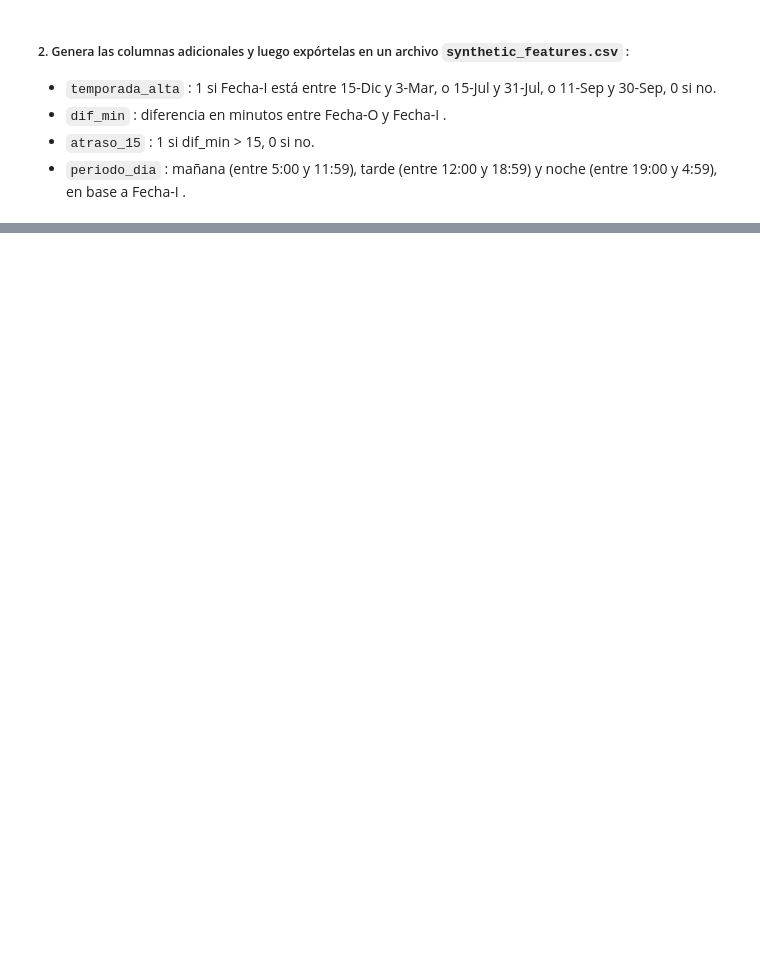
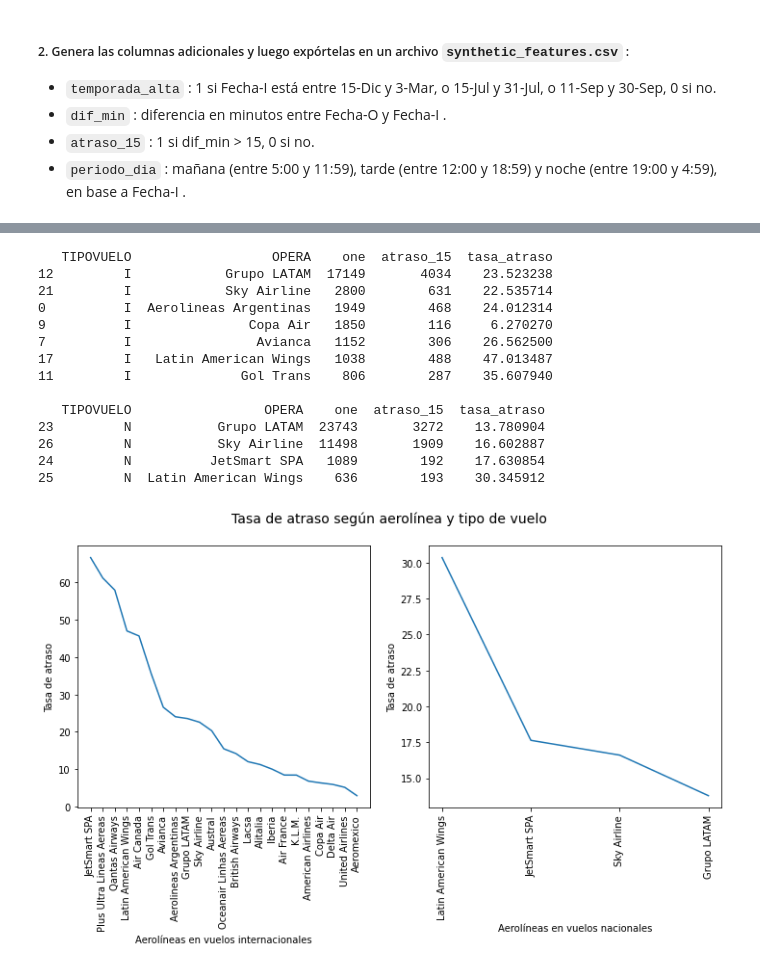
Before and after one commit to oscarjquintana/ChallengeLATAM, a Jupyter notebook: solution.ipynb, the cells around one changed output, grey strips where cells are left out. Drawn from its saved outputs; the diff is of its cells as text; code cells hidden in the pictures; blank space fills up the shorter version.

```diff
--- a/solution.ipynb
+++ b/solution.ipynb
@@ -140,0 +201,35 @@ df[['temporada_alta','dif_min','atraso_15','periodo_dia']].to_csv('synthetic_fea
+# %%
+#Atrasos según aerolínea en vuelos nacionales e internacionales
+df_aer = df[['TIPOVUELO','OPERA','one','atraso_15']].groupby(['TIPOVUELO','OPERA'], as_index=False).sum()
+df_aer['tasa_atraso'] = df_aer['atraso_15'] / df_aer['one'] * 100
+
+#Tasas de atraso de principales aerolíneas, según tipo de vuelo
+print(df_aer[df_aer['TIPOVUELO']=='I'].sort_values(by=['one'], ascending=False).head(7))
+print()
+print(df_aer[df_aer['TIPOVUELO']=='N'].sort_values(by=['one'], ascending=False).head(7))
+
+#Gráficos de tasas de atraso, según tipo de vuelo
+fig, ax = plt.subplots(1, 2, figsize=(12,5))
+plt1 = sns.lineplot(data=df_aer[df_aer['TIPOVUELO']=='I'].sort_values(by=['tasa_atraso'], ascending=False), x='OPERA', y='tasa_atraso', ax=ax[0])
+plt1.set(xlabel='Aerolíneas en vuelos internacionales', ylabel='Tasa de atraso')
+plt1.tick_params(axis='x', rotation=90)
+fig.suptitle('Tasa de atraso según aerolínea y tipo de vuelo', fontsize=14)
+plt2 = sns.lineplot(data=df_aer[df_aer['TIPOVUELO']=='N'].sort_values(by=['tasa_atraso'], ascending=False), x='OPERA', y='tasa_atraso', ax=ax[1])
+plt2.set(xlabel='Aerolíneas en vuelos nacionales', ylabel='Tasa de atraso')
+plt2.tick_params(axis='x', rotation=90)
+# %% [output]
+   TIPOVUELO                  OPERA    one  atraso_15  tasa_atraso
+12         I            Grupo LATAM  17149       4034    23.523238
+21         I            Sky Airline   2800        631    22.535714
+0          I  Aerolineas Argentinas   1949        468    24.012314
+9          I               Copa Air   1850        116     6.270270
+7          I                Avianca   1152        306    26.562500
+17         I   Latin American Wings   1038        488    47.013487
+11         I              Gol Trans    806        287    35.607940
+
+   TIPOVUELO                 OPERA    one  atraso_15  tasa_atraso
+23         N           Grupo LATAM  23743       3272    13.780904
+26         N           Sky Airline  11498       1909    16.602887
+24         N          JetSmart SPA   1089        192    17.630854
+25         N  Latin American Wings    636        193    30.345912
+[figure, added]
```
Also changed, not shown: parts of 15 cells of this notebook.
